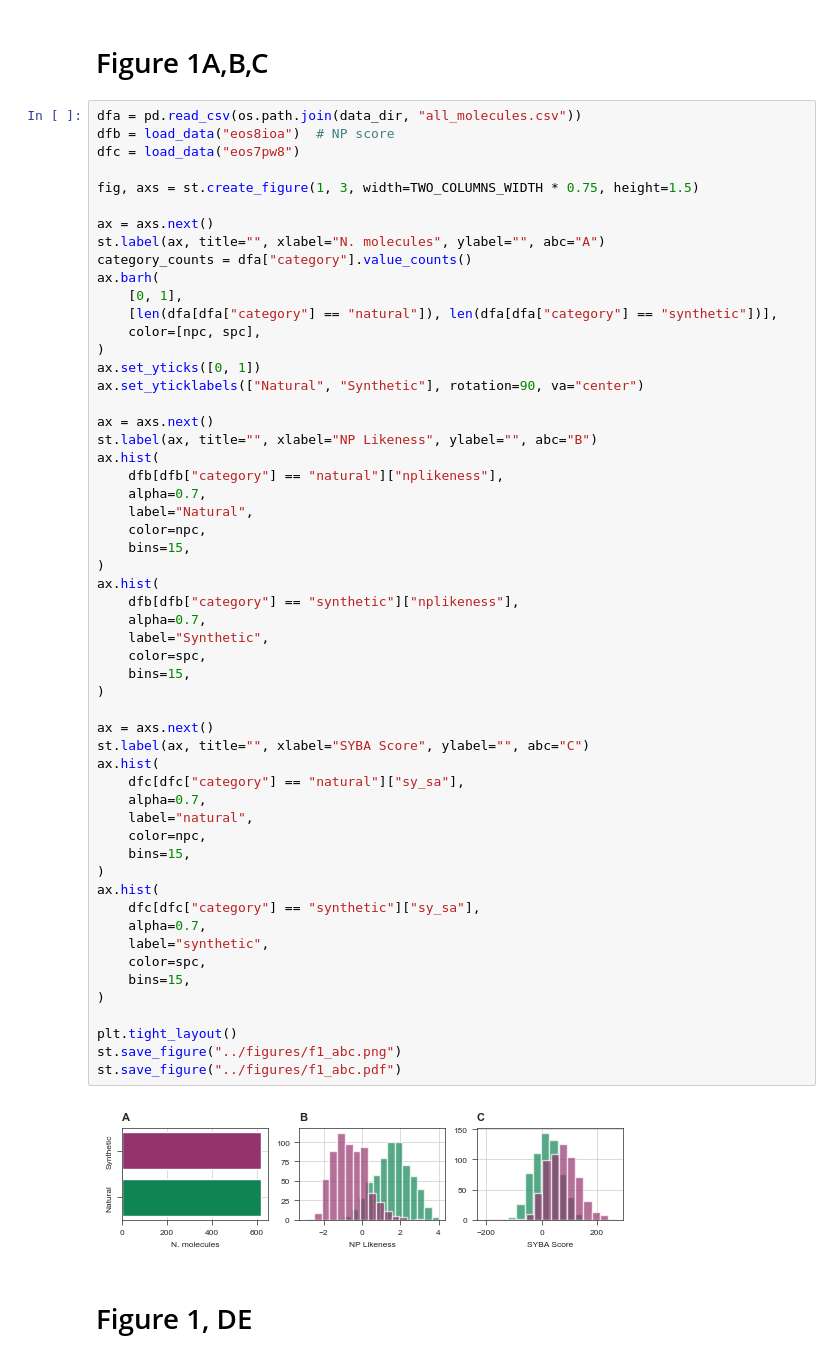
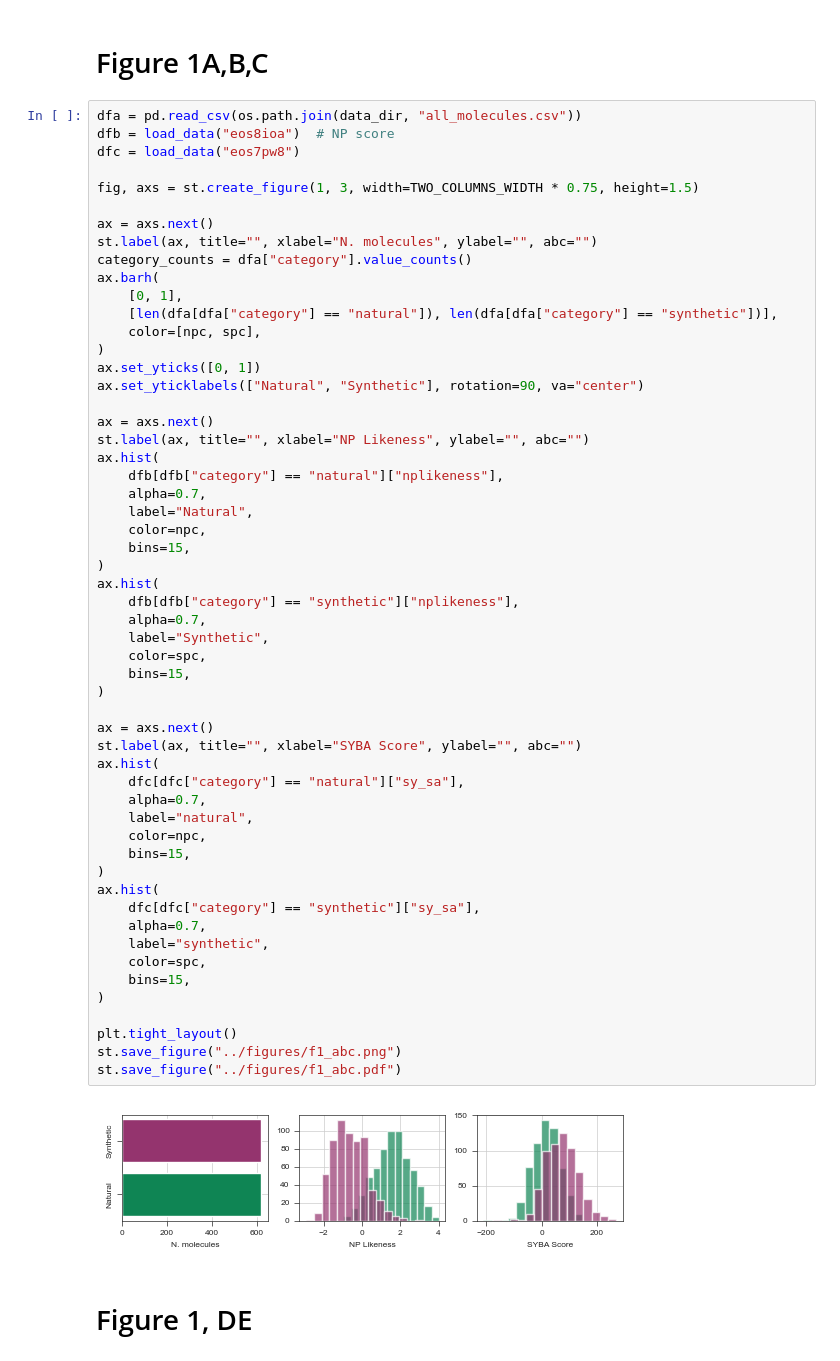
Before and after one commit to ersilia-os/sars-cov-2-chemspace, a Jupyter notebook: notebooks/04_Figure1.ipynb, the cells around one changed output. Cells and saved outputs as stored; diff of their text form.

Commit message:
figure edits

```diff
--- a/notebooks/04_Figure1.ipynb
+++ b/notebooks/04_Figure1.ipynb
@@ -38,7 +38,7 @@ dfc = load_data("eos7pw8")
 fig, axs = st.create_figure(1, 3, width=TWO_COLUMNS_WIDTH * 0.75, height=1.5)
 
 ax = axs.next()
-st.label(ax, title="", xlabel="N. molecules", ylabel="", abc="A")
+st.label(ax, title="", xlabel="N. molecules", ylabel="", abc="")
 category_counts = dfa["category"].value_counts()
 ax.barh(
     [0, 1],
@@ -49,7 +49,7 @@ ax.set_yticks([0, 1])
 ax.set_yticklabels(["Natural", "Synthetic"], rotation=90, va="center")
 
 ax = axs.next()
-st.label(ax, title="", xlabel="NP Likeness", ylabel="", abc="B")
+st.label(ax, title="", xlabel="NP Likeness", ylabel="", abc="")
 ax.hist(
     dfb[dfb["category"] == "natural"]["nplikeness"],
     alpha=0.7,
@@ -58,35 +58,35 @@ ax.hist(
     bins=15,
 )
 ax.hist(
     dfb[dfb["category"] == "synthetic"]["nplikeness"],
     alpha=0.7,
     label="Synthetic",
     color=spc,
     bins=15,
 )
 
 ax = axs.next()
-st.label(ax, title="", xlabel="SYBA Score", ylabel="", abc="C")
+st.label(ax, title="", xlabel="SYBA Score", ylabel="", abc="")
 ax.hist(
     dfc[dfc["category"] == "natural"]["sy_sa"],
     alpha=0.7,
     label="natural",
     color=npc,
     bins=15,
 )
 ax.hist(
     dfc[dfc["category"] == "synthetic"]["sy_sa"],
     alpha=0.7,
     label="synthetic",
     color=spc,
     bins=15,
 )
 
 plt.tight_layout()
 st.save_figure("../figures/f1_abc.png")
 st.save_figure("../figures/f1_abc.pdf")
 # %% [output]
-[figure, old version]
+[figure, new version]
 # %% [markdown]
 # Figure 1, DE
 # %%
```
Also changed, not shown: parts of 3 cells of this notebook, 12 other files.
